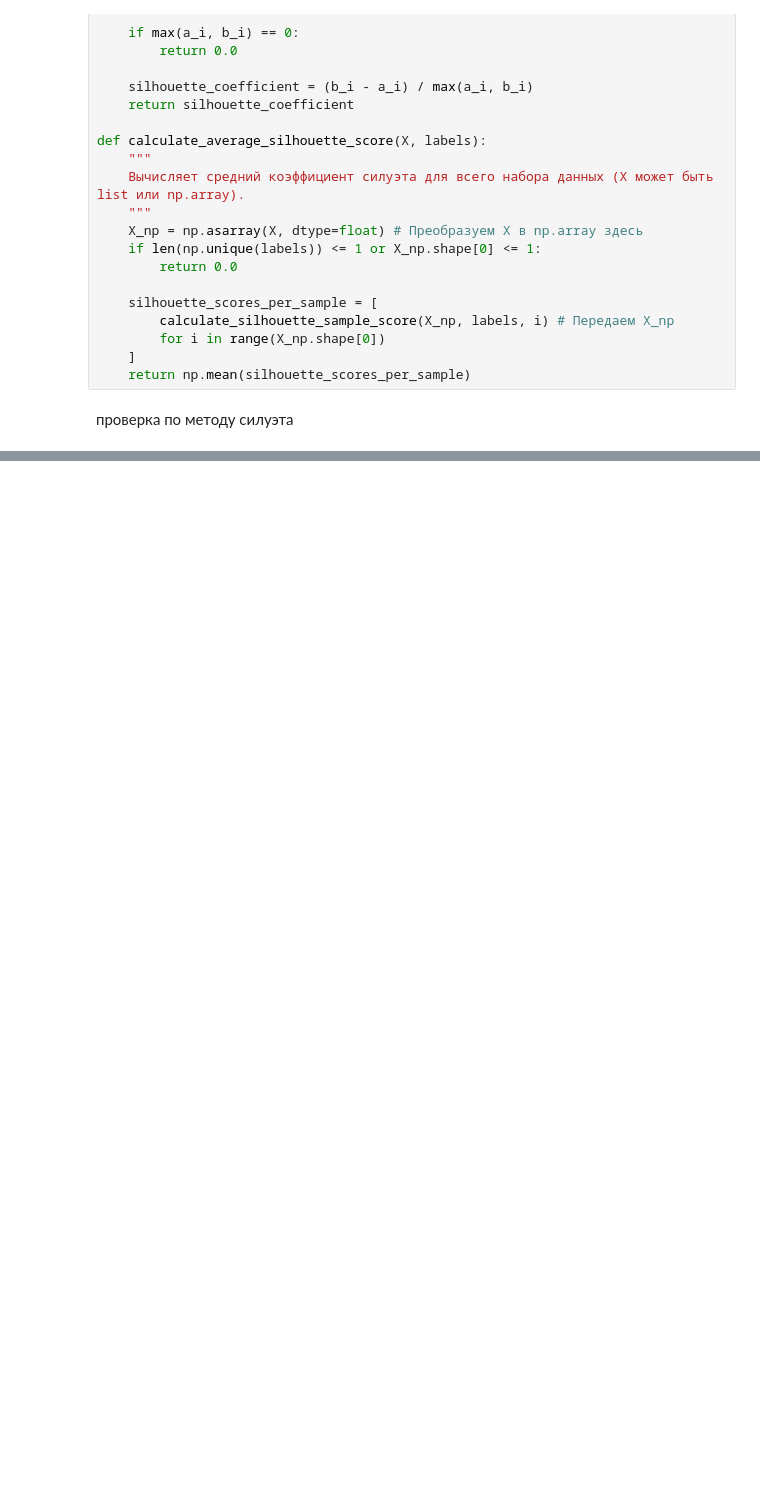
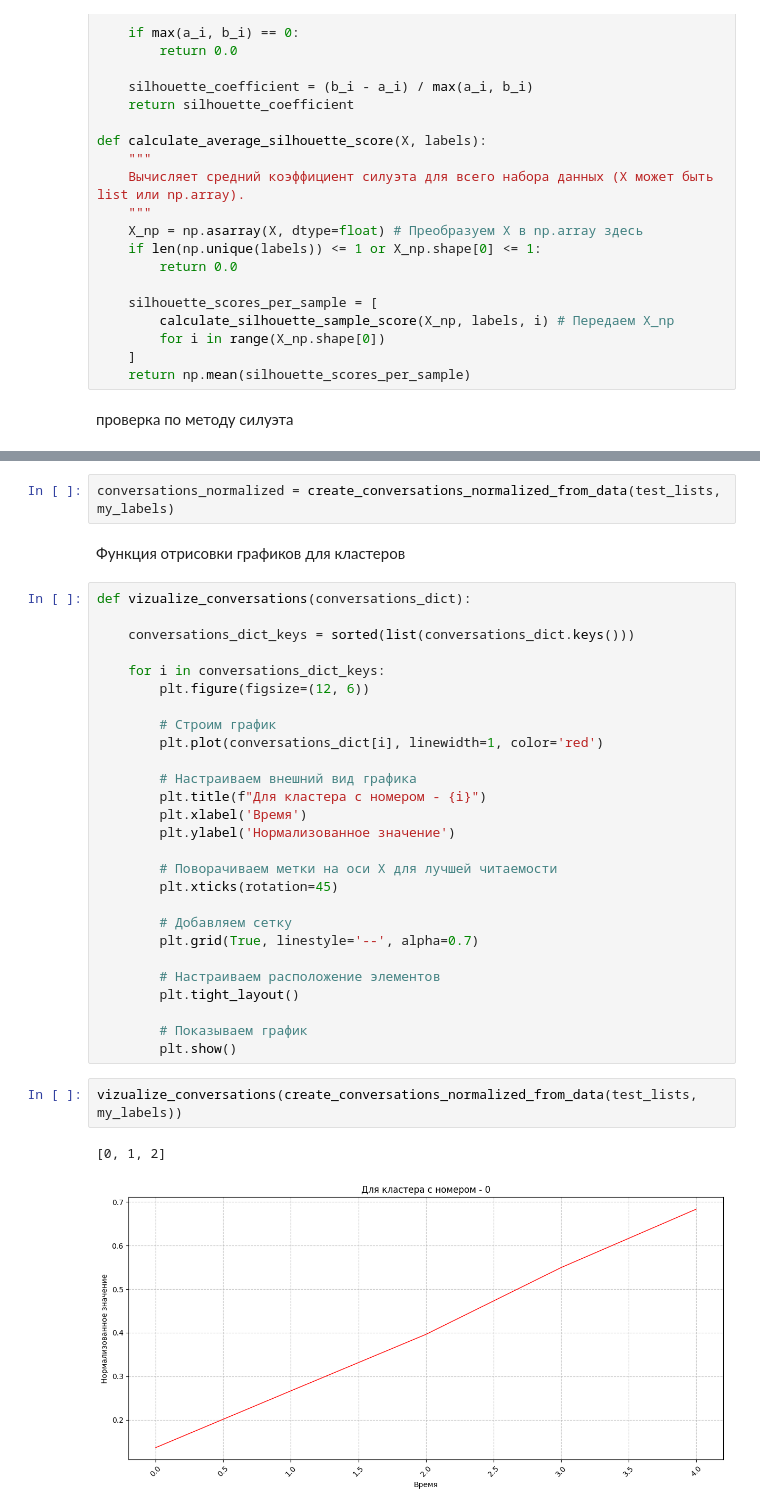
Before and after one commit to legendaOS/calculations, a Jupyter notebook: notebook.ipynb, the cells around one changed output, grey strips where cells are left out. Drawn from its saved outputs; the diff is of its cells as text; blank space fills up the shorter version.

```diff
--- a/notebook.ipynb
+++ b/notebook.ipynb
@@ -698,0 +1027,36 @@ plt.show()
+# %%
+conversations_normalized = create_conversations_normalized_from_data(test_lists, my_labels)
+# %% [markdown]
+Функция отрисовки графиков для кластеров
+# %%
+def vizualize_conversations(conversations_dict):
+
+    conversations_dict_keys = sorted(list(conversations_dict.keys()))
+
+    for i in conversations_dict_keys:
+        plt.figure(figsize=(12, 6))
+
+        # Строим график
+        plt.plot(conversations_dict[i], linewidth=1, color='red')
+
+        # Настраиваем внешний вид графика
+        plt.title(f"Для кластера с номером - {i}")
+        plt.xlabel('Время')
+        plt.ylabel('Нормализованное значение')
+
+        # Поворачиваем метки на оси X для лучшей читаемости
+        plt.xticks(rotation=45)
+
+        # Добавляем сетку
+        plt.grid(True, linestyle='--', alpha=0.7)
+
+        # Настраиваем расположение элементов
+        plt.tight_layout()
+
+        # Показываем график
+        plt.show()
+# %%
+vizualize_conversations(create_conversations_normalized_from_data(test_lists, my_labels))
+# %% [output]
+[0, 1, 2]
+[figure, added]
```
Also changed, not shown: parts of 26 cells of this notebook.
